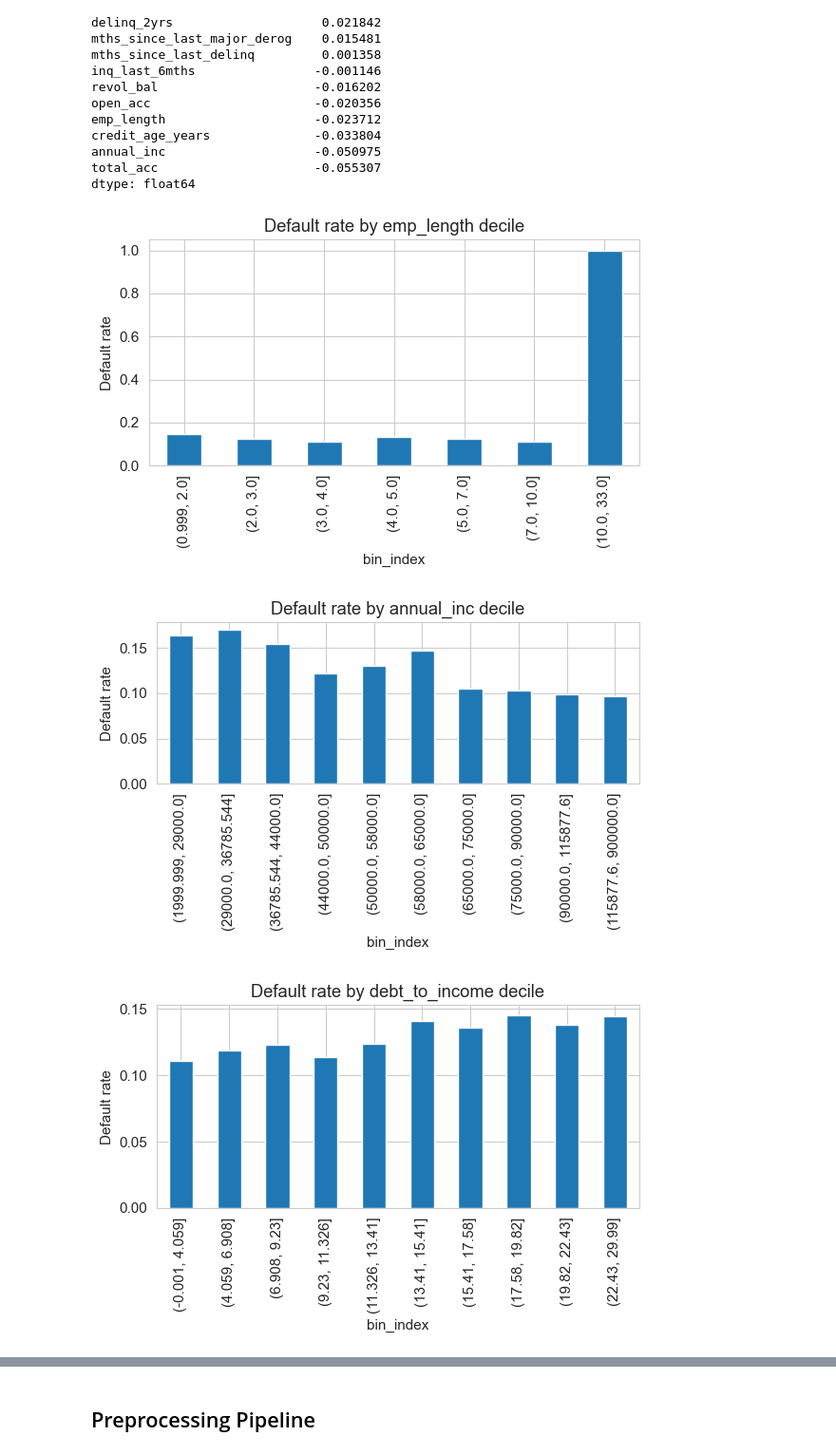
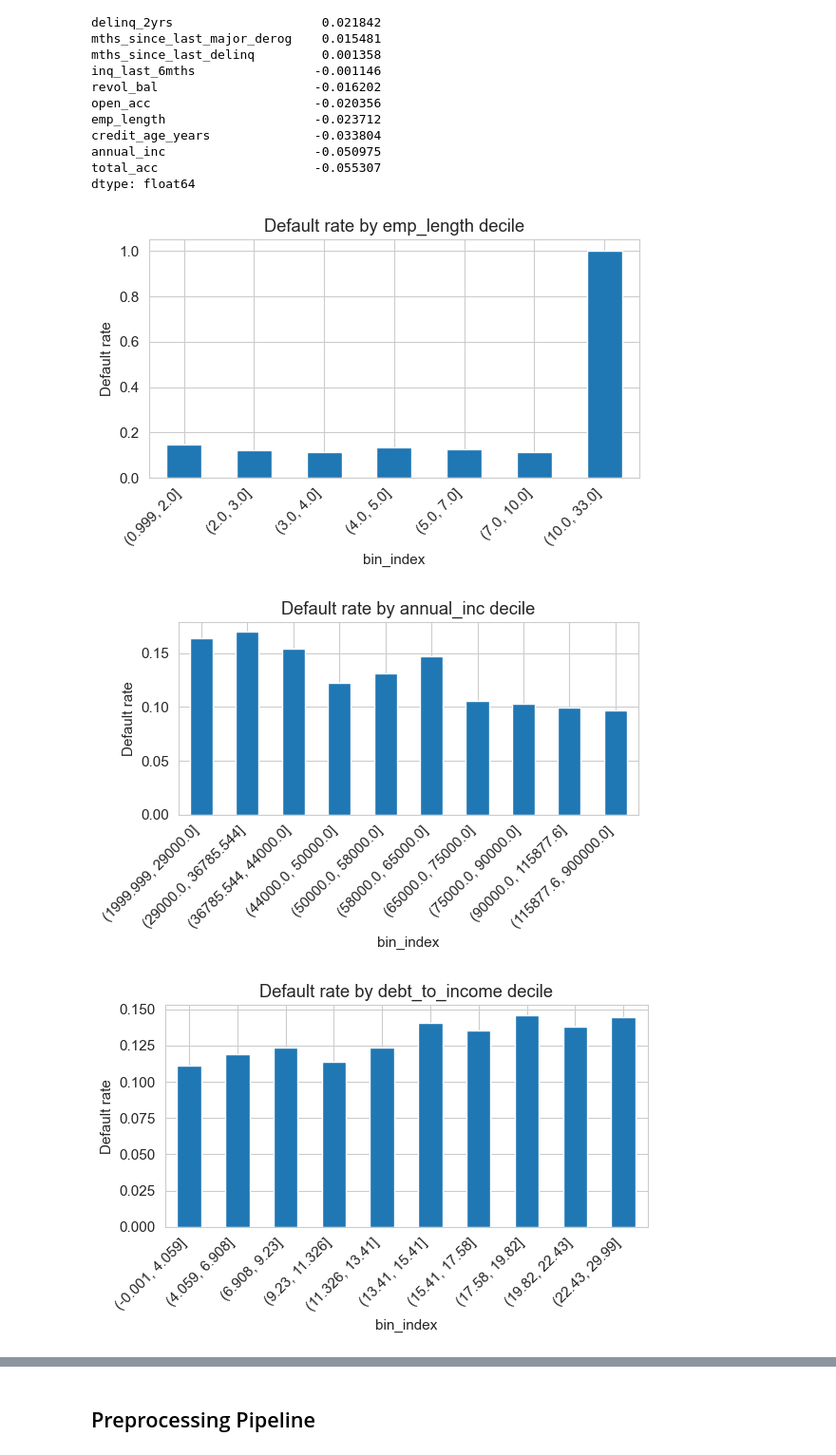
Before and after one commit to mvsundaresan/LendingClub, a Jupyter notebook: LCAnalysis.ipynb, the cells around one changed output, grey strips where cells are left out. Shown at 95% size. Saved outputs shown, nothing was run; the diff lists cells and outputs as text; code cells hidden in the pictures.

```diff
--- a/LCAnalysis.ipynb
+++ b/LCAnalysis.ipynb
@@ -182,6 +163,13 @@ print(df[['earliest_cr_line', 'credit_age_years']].head())
 # Convert the emp_length to numeric
 df['emp_length'] = pd.to_numeric(df['emp_length'], errors='coerce')
 print(df['emp_length'].value_counts())
+
+# Select all object-typed columns
+object_cols = df.select_dtypes(include=['object']).columns
+
+# Convert selected columns to 'category' dtype
+for col in object_cols:
+    df[col] = df[col].astype('category')
 # %% [output]
   earliest_cr_line  credit_age_years
 0       1992-12-01         32.906229
@@ -332,16 +322,17 @@ dtype: float64
 # %%
 # Numeric feature vs target: binned default rate
 for col in NUMERIC:
     tmp = df[[col, target_col]].dropna()
     tmp["bin_index"] = pd.qcut(tmp[col], q=10, duplicates="drop")
     br = tmp.groupby("bin_index")[target_col].mean()
     plt.figure(figsize=(6,4))
     br.plot(kind="bar")
     plt.title(f"Default rate by {col} decile")
     plt.ylabel("Default rate")
+    plt.xticks(rotation=45, ha="right")
     plt.tight_layout()
     plt.show()
 # %% [output]
-[figure, old version]
+[figure, new version]
-[figure, old version]
+[figure, new version]
-[figure, old version]
+[figure, new version]
```
Also changed, not shown: parts of 21 cells of this notebook.
